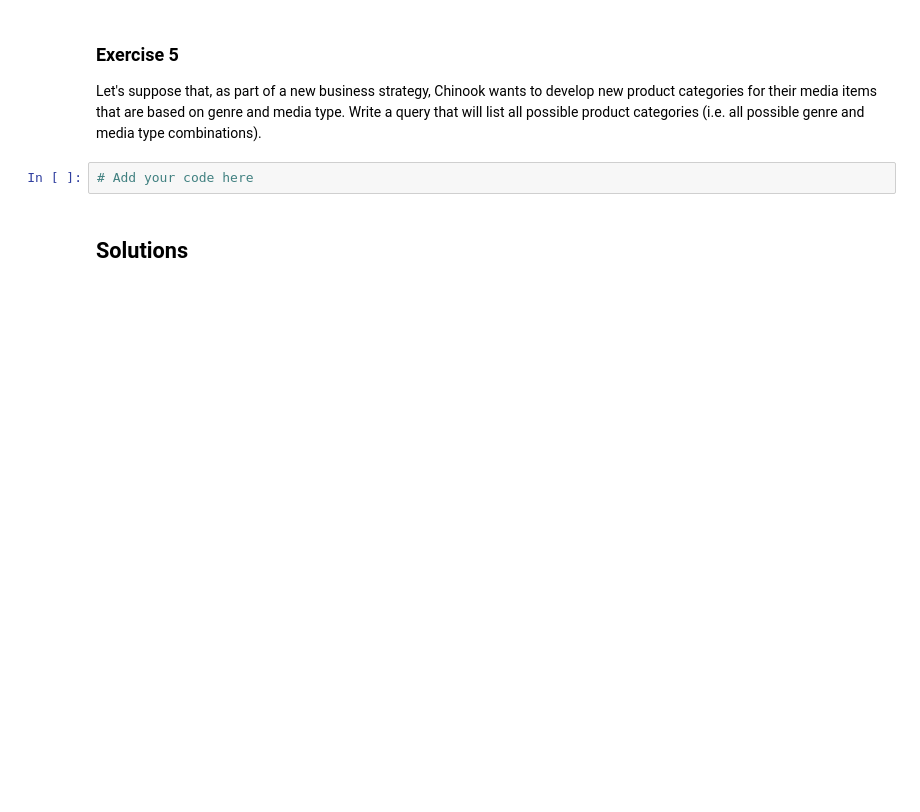
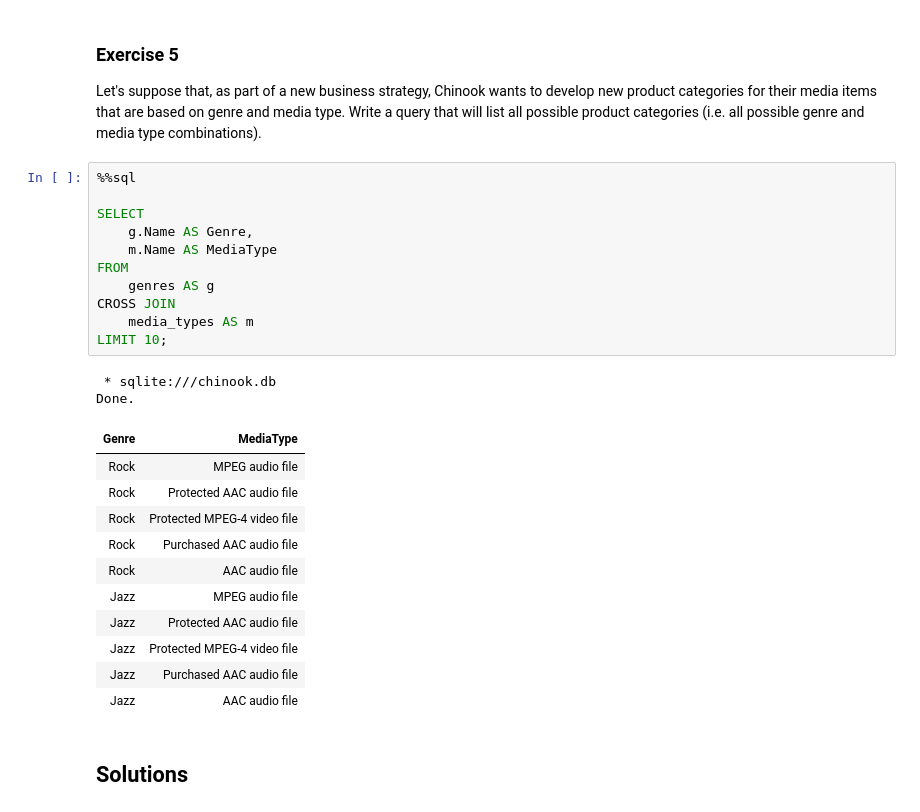
Before and after one commit to RealElvince/chinook-db-project-in-notebook, a Jupyter notebook: Join statements [Exercise].ipynb, the cells around one changed output. Saved outputs shown, nothing was run; the diff lists cells and outputs as text; blank space fills up the shorter version.

Commit message:
cross join genres with media types

```diff
--- a/Join statements [Exercise].ipynb
+++ b/Join statements [Exercise].ipynb
@@ -191,7 +191,30 @@ Done.
 
 Let's suppose that, as part of a new business strategy, Chinook wants to develop new product categories for their media items that are based on genre and media type. Write a query that will list all possible product categories (i.e. all possible genre and media type combinations).
 # %%
-# Add your code here
+%%sql
+
+SELECT
+    g.Name AS Genre,
+    m.Name AS MediaType
+FROM
+    genres AS g
+CROSS JOIN
+    media_types AS m
+LIMIT 10;
+# %% [output]
+ * sqlite:///chinook.db
+Done.
+| Genre | MediaType |
+| Rock | MPEG audio file |
+| Rock | Protected AAC audio file |
+| Rock | Protected MPEG-4 video file |
+| Rock | Purchased AAC audio file |
+| Rock | AAC audio file |
+| Jazz | MPEG audio file |
+| Jazz | Protected AAC audio file |
+| Jazz | Protected MPEG-4 video file |
+| Jazz | Purchased AAC audio file |
+| Jazz | AAC audio file |
 # %% [markdown]
 ## Solutions
 # %% [markdown]
```
Also changed, not shown: parts of 1 cell of this notebook.
